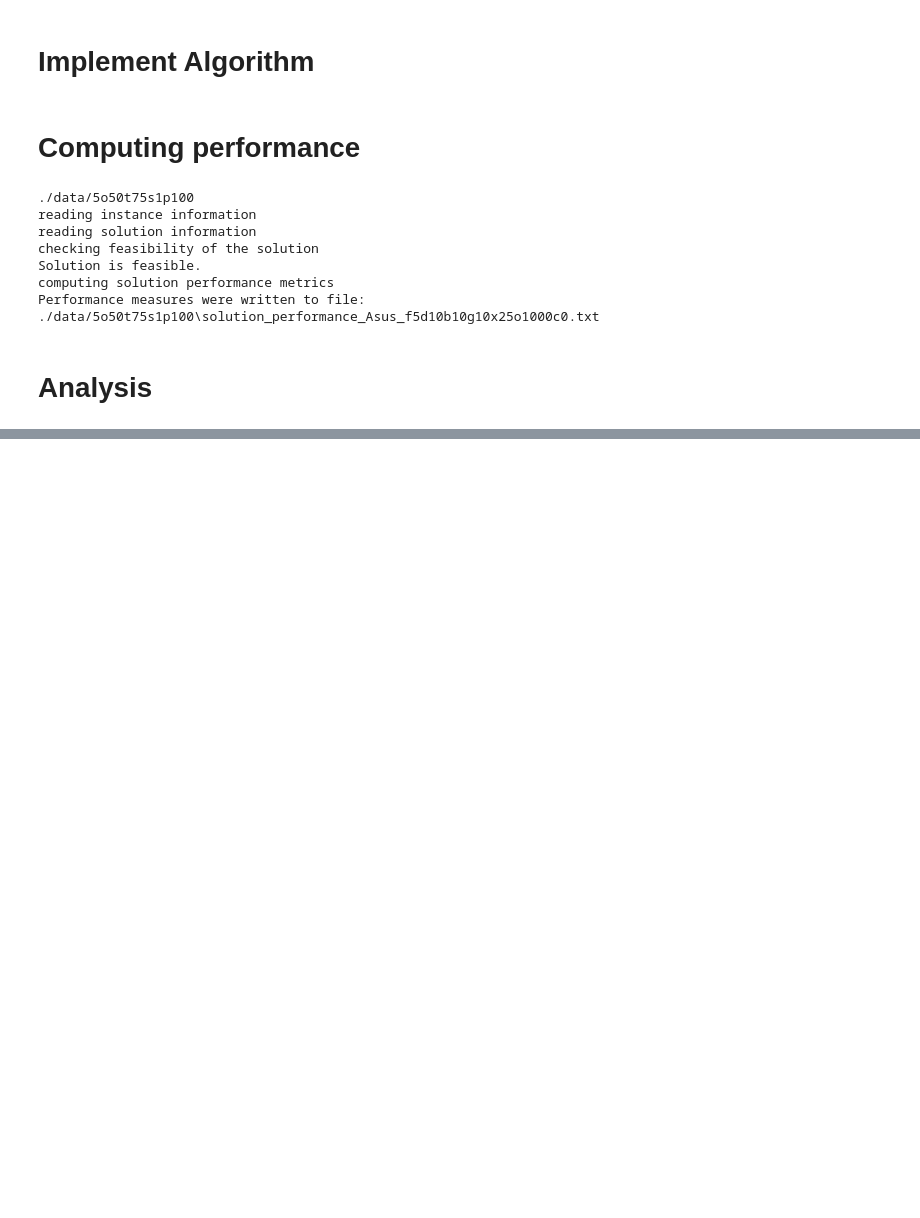
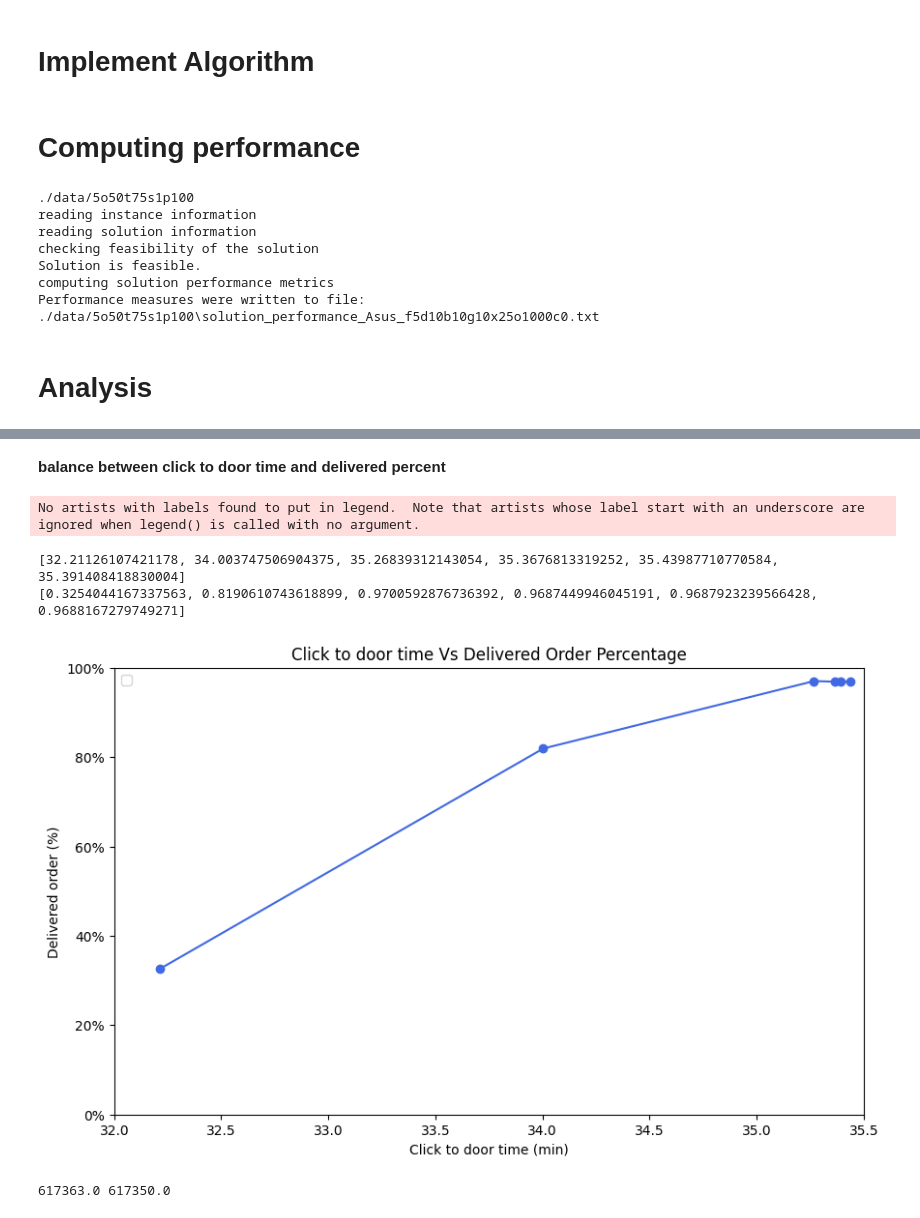
Before and after one commit to spencerkmarley/smu-cs606-meal-delivery-routing-problem, a Jupyter notebook: main.ipynb, the cells around one changed output, grey strips where cells are left out. Drawn from its saved outputs; the diff is of its cells as text; code cells hidden in the pictures; blank space fills up the shorter version.

Commit message:
update analysis charts

```diff
--- a/main.ipynb
+++ b/main.ipynb
@@ -1210,0 +1273,2 @@ Performance measures were written to file: ./data/6o100t100s1p100\solution_perfo
+# %% [markdown]
+**balance between click to door time and delivered percent**
@@ -1210,0 +1323,58 @@ Performance measures were written to file: ./data/6o100t100s1p100\solution_perfo
+# %%
+print(mean_click_to_door)
+print(mean_delivered_percent)
+
+# build line plot for click to door time  and delivered percent
+plt.figure(figsize=(10, 6))
+plt.plot(mean_click_to_door, [round(i*100,2) for i in mean_delivered_percent], color='royalblue', marker='o')
+plt.legend()
+plt.xlabel('Click to door time (min)')
+plt.ylabel('Delivered order (%)')
+plt.title('Click to door time Vs Delivered Order Percentage')
+plt.ylim([0,100])
+plt.xlim([32,35.5])
+# set y axis lable format to percentage
+plt.gca().yaxis.set_major_formatter(plt.FuncFormatter('{:.0f}%'.format))
+
+
+
+
+
+# add lable to each point
+# for a,b in zip(mean_click_to_door, mean_delivered_percent):
+#     plt.text(a, b, '({},{})'.format(round(a,3),round(b,3)),horizontalalignment='center')
+# save figure
+plt.savefig(r'C:\Users\Asus\OneDrive\Desktop\balance_ctd_do.png')
+# %% [output]
+No artists with labels found to put in legend.  Note that artists whose label start with an underscore are ignored when legend() is called with no argument.
+[32.21126107421178, 34.003747506904375, 35.26839312143054, 35.3676813319252, 35.43987710770584, 35.391408418830004]
+[0.3254044167337563, 0.8190610743618899, 0.9700592876736392, 0.9687449946045191, 0.9687923239566428, 0.9688167279749271]
+[figure, added]
+# %%
+# Measure the improvement of Local search
+dr = DeliveryRouting(instance_dir)
+dr.get_ready_orders()
+
+# time horizon: running the algorithm every f minutes
+t_list = [*range(0, 24*60+1, f_minute)]
+
+before = 0
+after = 0
+for t in t_list:
+    ready_orders = dr.get_ready_orders_at_t(t)
+    # get idle couriers
+    idle_couriers = dr.get_idle_courier_at_t(t)
+    bundle_size = int(dr.get_bundle_size(t))
+    # if there are orders to be delivered, run the algorithm
+    if len(ready_orders)>0:
+        list_of_routes_by_restaurant = dr.initialization(t,ready_orders,idle_couriers,bundle_size)
+        for res in list_of_routes_by_restaurant:
+            for rout in res:
+                before += rout.get_route_cost(dr.meters_per_minute,dr.locations)
+        list_of_routes_by_restaurant = dr.local_search(list_of_routes_by_restaurant)
+        for res in list_of_routes_by_restaurant:
+            for rout in res:
+                after += rout.get_route_cost(dr.meters_per_minute,dr.locations)
+print(before, after)
+# %% [output]
+617363.0 617350.0
```
Also changed, not shown: parts of 7 cells of this notebook, 50 other files.
